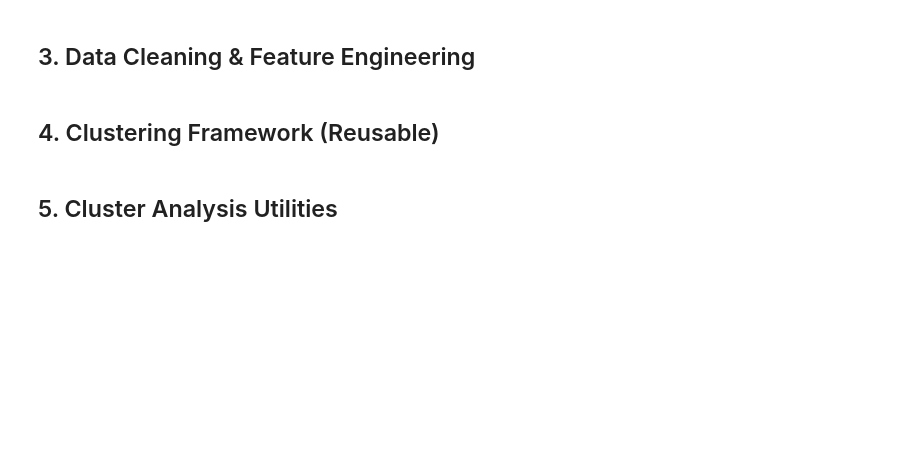
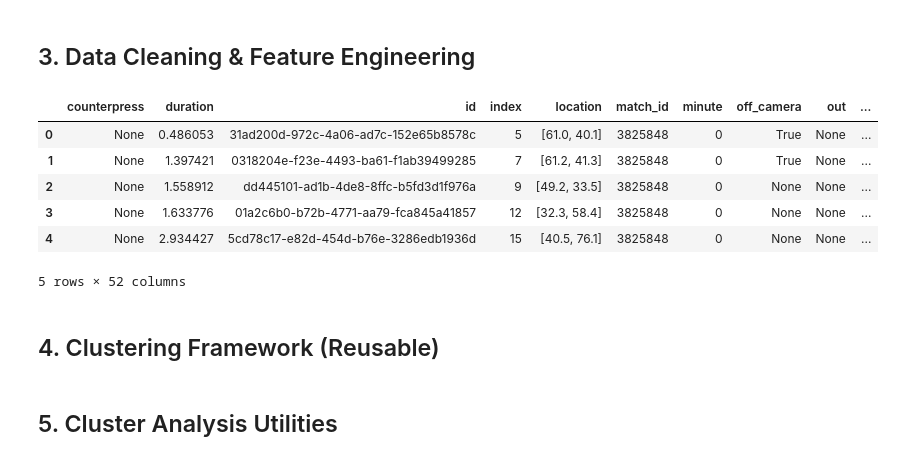
Before and after one commit to vickyfriss/Football-analytics, a Jupyter notebook: 202604 - 2 - Building Pass Clustering Visualisations.ipynb, the cells around one changed output. Saved outputs shown, nothing was run; the diff lists cells and outputs as text; code cells hidden in the pictures; blank space fills up the shorter version.

```diff
--- a/202604 - 2 - Building Pass Clustering Visualisations.ipynb
+++ b/202604 - 2 - Building Pass Clustering Visualisations.ipynb
@@ -107,6 +121,16 @@ passes = passes[passes["pass_outcome"] != "Injury Clearance"].copy()
 
 for col, max_val in [("start_x", 120), ("end_x", 120), ("start_y", 80), ("end_y", 80)]:
     passes[col] = passes[col].clip(lower=0, upper=max_val)
+# %%
+passes.head()
+# %% [output]
+|  | counterpress | duration | id | index | location | match_id | minute | off_camera | out | ... |
+| 0 | None | 0.486053 | 31ad200d-972c-4a06-ad7c-152e65b8578c | 5 | [61.0, 40.1] | 3825848 | 0 | True | None | ... |
+| 1 | None | 1.397421 | 0318204e-f23e-4493-ba61-f1ab39499285 | 7 | [61.2, 41.3] | 3825848 | 0 | True | None | ... |
+| 2 | None | 1.558912 | dd445101-ad1b-4de8-8ffc-b5fd3d1f976a | 9 | [49.2, 33.5] | 3825848 | 0 | None | None | ... |
+| 3 | None | 1.633776 | 01a2c6b0-b72b-4771-aa79-fca845a41857 | 12 | [32.3, 58.4] | 3825848 | 0 | None | None | ... |
+| 4 | None | 2.934427 | 5cd78c17-e82d-454d-b76e-3286edb1936d | 15 | [40.5, 76.1] | 3825848 | 0 | None | None | ... |
+5 rows × 52 columns
 # %% [markdown]
 ## 4. Clustering Framework (Reusable)
 # %%
```
Also changed, not shown: parts of 2 cells of this notebook.
